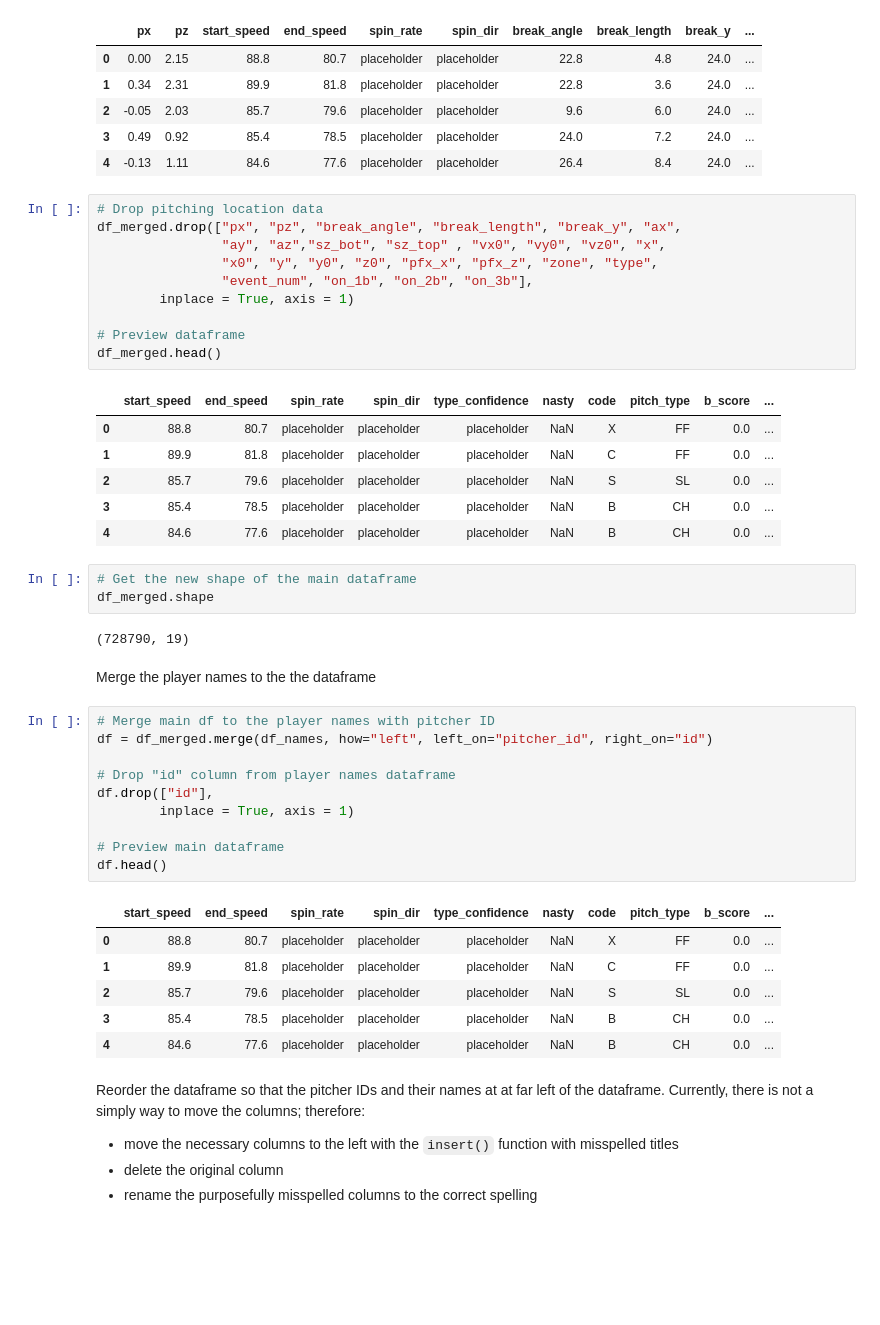
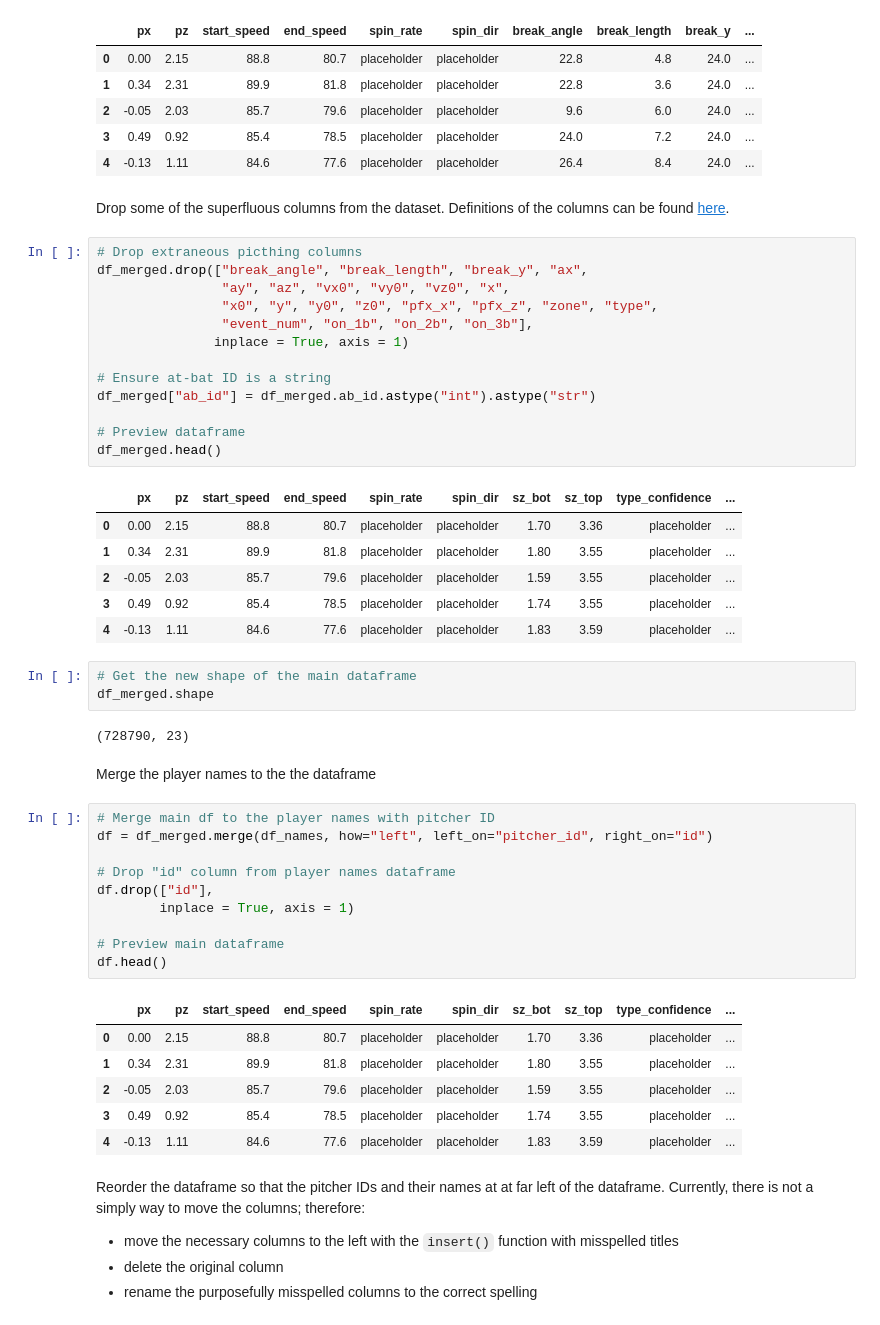
Before and after one commit to 907Resident/pitch-sequence, a Jupyter notebook: pitch_sequence_SO.ipynb, the cells around one changed output. Cells and saved outputs as stored; diff of their text form; blank space fills up the shorter version.

```diff
--- a/pitch_sequence_SO.ipynb
+++ b/pitch_sequence_SO.ipynb
@@ -105,28 +112,33 @@ df_merged.head()
 | 2 | -0.05 | 2.03 | 85.7 | 79.6 | placeholder | placeholder | 9.6 | 6.0 | 24.0 | ... |
 | 3 | 0.49 | 0.92 | 85.4 | 78.5 | placeholder | placeholder | 24.0 | 7.2 | 24.0 | ... |
 | 4 | -0.13 | 1.11 | 84.6 | 77.6 | placeholder | placeholder | 26.4 | 8.4 | 24.0 | ... |
+# %% [markdown]
+Drop some of the superfluous columns from the dataset. Definitions of the columns can be found [here](https://fastballs.wordpress.com/2007/08/02/glossary-of-the-gameday-pitch-fields/).
 # %%
-# Drop pitching location data
-df_merged.drop(["px", "pz", "break_angle", "break_length", "break_y", "ax",
-                "ay", "az","sz_bot", "sz_top" , "vx0", "vy0", "vz0", "x",
+# Drop extraneous picthing columns
+df_merged.drop(["break_angle", "break_length", "break_y", "ax",
+                "ay", "az", "vx0", "vy0", "vz0", "x",
                 "x0", "y", "y0", "z0", "pfx_x", "pfx_z", "zone", "type",
                 "event_num", "on_1b", "on_2b", "on_3b"],
-        inplace = True, axis = 1)
+               inplace = True, axis = 1)
+
+# Ensure at-bat ID is a string
+df_merged["ab_id"] = df_merged.ab_id.astype("int").astype("str")
 
 # Preview dataframe
 df_merged.head()
 # %% [output]
-|  | start_speed | end_speed | spin_rate | spin_dir | type_confidence | nasty | code | pitch_type | b_score | ... |
-| 0 | 88.8 | 80.7 | placeholder | placeholder | placeholder | NaN | X | FF | 0.0 | ... |
-| 1 | 89.9 | 81.8 | placeholder | placeholder | placeholder | NaN | C | FF | 0.0 | ... |
-| 2 | 85.7 | 79.6 | placeholder | placeholder | placeholder | NaN | S | SL | 0.0 | ... |
-| 3 | 85.4 | 78.5 | placeholder | placeholder | placeholder | NaN | B | CH | 0.0 | ... |
-| 4 | 84.6 | 77.6 | placeholder | placeholder | placeholder | NaN | B | CH | 0.0 | ... |
+|  | px | pz | start_speed | end_speed | spin_rate | spin_dir | sz_bot | sz_top | type_confidence | ... |
+| 0 | 0.00 | 2.15 | 88.8 | 80.7 | placeholder | placeholder | 1.70 | 3.36 | placeholder | ... |
+| 1 | 0.34 | 2.31 | 89.9 | 81.8 | placeholder | placeholder | 1.80 | 3.55 | placeholder | ... |
+| 2 | -0.05 | 2.03 | 85.7 | 79.6 | placeholder | placeholder | 1.59 | 3.55 | placeholder | ... |
+| 3 | 0.49 | 0.92 | 85.4 | 78.5 | placeholder | placeholder | 1.74 | 3.55 | placeholder | ... |
+| 4 | -0.13 | 1.11 | 84.6 | 77.6 | placeholder | placeholder | 1.83 | 3.59 | placeholder | ... |
 # %%
 # Get the new shape of the main dataframe
 df_merged.shape
 # %% [output]
-(728790, 19)
+(728790, 23)
 # %% [markdown]
 Merge the player names to the the dataframe
 # %%
@@ -140,12 +152,12 @@ df.drop(["id"],
 # Preview main dataframe
 df.head()
 # %% [output]
-|  | start_speed | end_speed | spin_rate | spin_dir | type_confidence | nasty | code | pitch_type | b_score | ... |
-| 0 | 88.8 | 80.7 | placeholder | placeholder | placeholder | NaN | X | FF | 0.0 | ... |
-| 1 | 89.9 | 81.8 | placeholder | placeholder | placeholder | NaN | C | FF | 0.0 | ... |
-| 2 | 85.7 | 79.6 | placeholder | placeholder | placeholder | NaN | S | SL | 0.0 | ... |
-| 3 | 85.4 | 78.5 | placeholder | placeholder | placeholder | NaN | B | CH | 0.0 | ... |
-| 4 | 84.6 | 77.6 | placeholder | placeholder | placeholder | NaN | B | CH | 0.0 | ... |
+|  | px | pz | start_speed | end_speed | spin_rate | spin_dir | sz_bot | sz_top | type_confidence | ... |
+| 0 | 0.00 | 2.15 | 88.8 | 80.7 | placeholder | placeholder | 1.70 | 3.36 | placeholder | ... |
+| 1 | 0.34 | 2.31 | 89.9 | 81.8 | placeholder | placeholder | 1.80 | 3.55 | placeholder | ... |
+| 2 | -0.05 | 2.03 | 85.7 | 79.6 | placeholder | placeholder | 1.59 | 3.55 | placeholder | ... |
+| 3 | 0.49 | 0.92 | 85.4 | 78.5 | placeholder | placeholder | 1.74 | 3.55 | placeholder | ... |
+| 4 | -0.13 | 1.11 | 84.6 | 77.6 | placeholder | placeholder | 1.83 | 3.59 | placeholder | ... |
 # %% [markdown]
 Reorder the dataframe so that the pitcher IDs and their names at at far left of the dataframe. Currently, there is not a simply way to move the columns;
 therefore:
```
Also changed, not shown: parts of 31 cells of this notebook.
